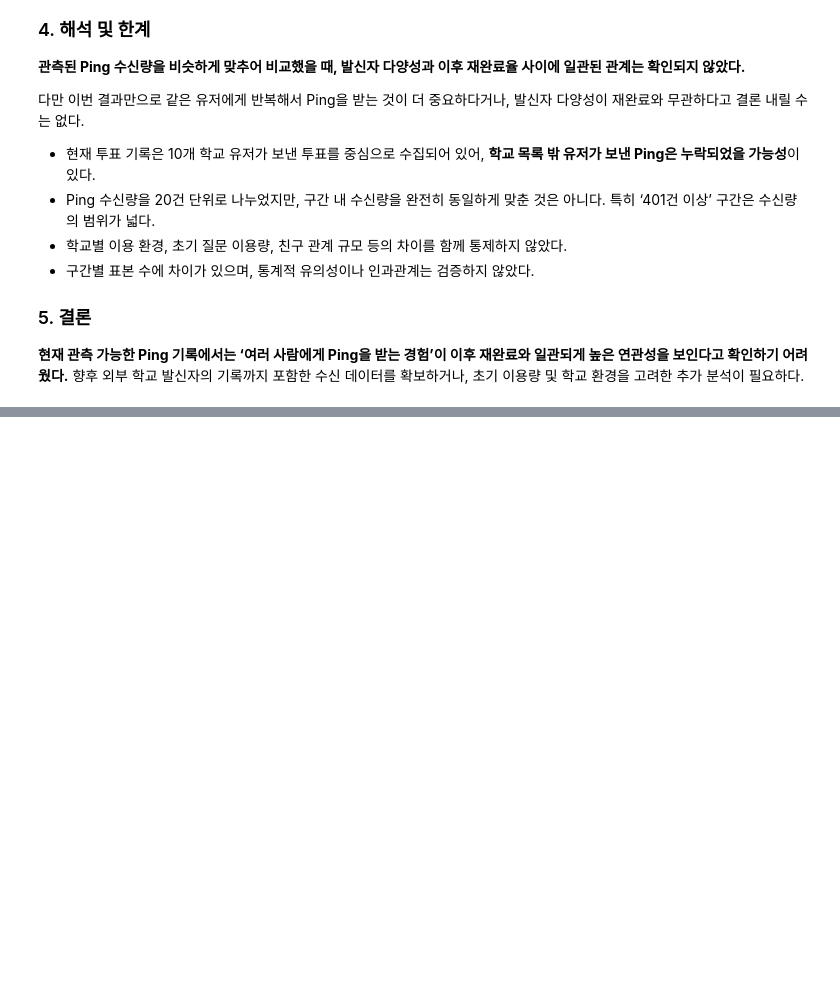
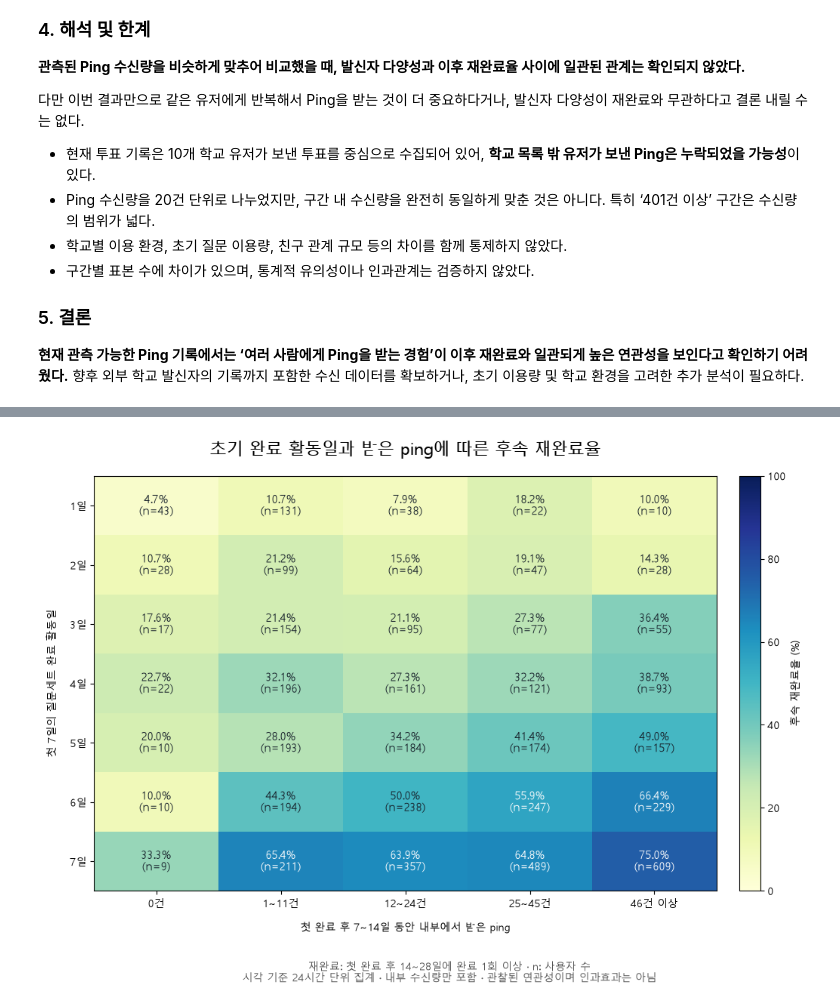
Before and after one commit to zoo-no-s/sns_service_analysis, a Jupyter notebook: notebooks/analyisis_kkw.ipynb, the cells around one changed output, grey strips where cells are left out. Saved outputs shown, nothing was run; the diff lists cells and outputs as text; code cells hidden in the pictures; blank space fills up the shorter version.

```diff
--- a/notebooks/analyisis_kkw.ipynb
+++ b/notebooks/analyisis_kkw.ipynb
@@ -7609,0 +9721,90 @@ display(
+# %%
+# 39-6 시각화. 초기 완료 활동일 × 내부 수신량별 후속 재완료율
+
+import matplotlib.pyplot as plt
+from matplotlib import font_manager
+
+# 사용 가능한 한글 글꼴 설정
+available_fonts = {font.name for font in font_manager.fontManager.ttflist}
+for font_name in ["Malgun Gothic", "AppleGothic", "NanumGothic"]:
+    if font_name in available_fonts:
+        plt.rcParams["font.family"] = font_name
+        break
+
+plt.rcParams["axes.unicode_minus"] = False
+
+ping_order = ["0건", "1~11건", "12~24건", "25~45건", "46건 이상"]
+
+rate_table = (
+    interaction_stratified.pivot(
+        index="baseline_active_days",
+        columns="ping_group",
+        values="return_rate_pct"
+    )
+    .reindex(index=range(1, 8), columns=ping_order)
+)
+
+count_table = (
+    interaction_stratified.pivot(
+        index="baseline_active_days",
+        columns="ping_group",
+        values="users"
+    )
+    .reindex(index=range(1, 8), columns=ping_order)
+)
+
+fig, ax = plt.subplots(figsize=(11, 7.5))
+
+heatmap = ax.imshow(
+    rate_table.to_numpy(dtype=float),
+    cmap="YlGnBu",
+    vmin=0,
+    vmax=100,
+    aspect="auto"
+)
+
+ax.set_xticks(range(len(ping_order)))
+ax.set_xticklabels(ping_order)
+ax.set_yticks(range(7))
+ax.set_yticklabels([f"{day}일" for day in range(1, 8)])
+
+ax.set_xlabel("첫 완료 후 7~14일 동안 내부에서 받은 ping", labelpad=12)
+ax.set_ylabel("첫 7일의 질문세트 완료 활동일", labelpad=12)
+
+ax.set_title(
+    "초기 완료 활동일과 받은 ping에 따른 후속 재완료율",
+    fontsize=16,
+    pad=20
+)
+
+for row in range(7):
+    for col in range(len(ping_order)):
+        rate = rate_table.iloc[row, col]
+        count = count_table.iloc[row, col]
+
+        if pd.notna(rate):
+            ax.text(
+                col, row,
+                f"{rate:.1f}%\n(n={int(count):,})",
+                ha="center",
+                va="center",
+                fontsize=11,
+                color="white" if rate >= 55 else "#17212b"
+            )
+
+colorbar = fig.colorbar(heatmap, ax=ax, pad=0.03)
+colorbar.set_label("후속 재완료율 (%)")
+
+fig.text(
+    0.5, 0.025,
+    "재완료: 첫 완료 후 14~28일에 완료 1회 이상 · n: 사용자 수\n"
+    "시각 기준 24시간 단위 집계 · 내부 수신량만 포함 · 관찰된 연관성이며 인과효과는 아님",
+    ha="center",
+    fontsize=10,
+    color="#555555"
+)
+
+plt.tight_layout(rect=[0, 0.09, 1, 1])
+plt.show()
+# %% [output]
+[figure, added]
```
Also changed, not shown: parts of 178 cells of this notebook.
